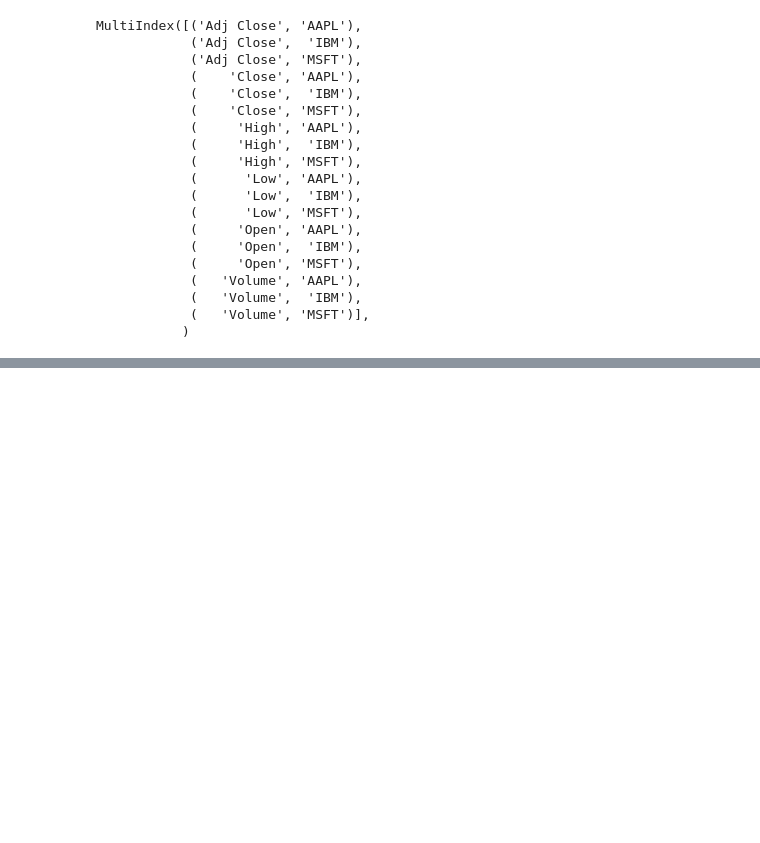
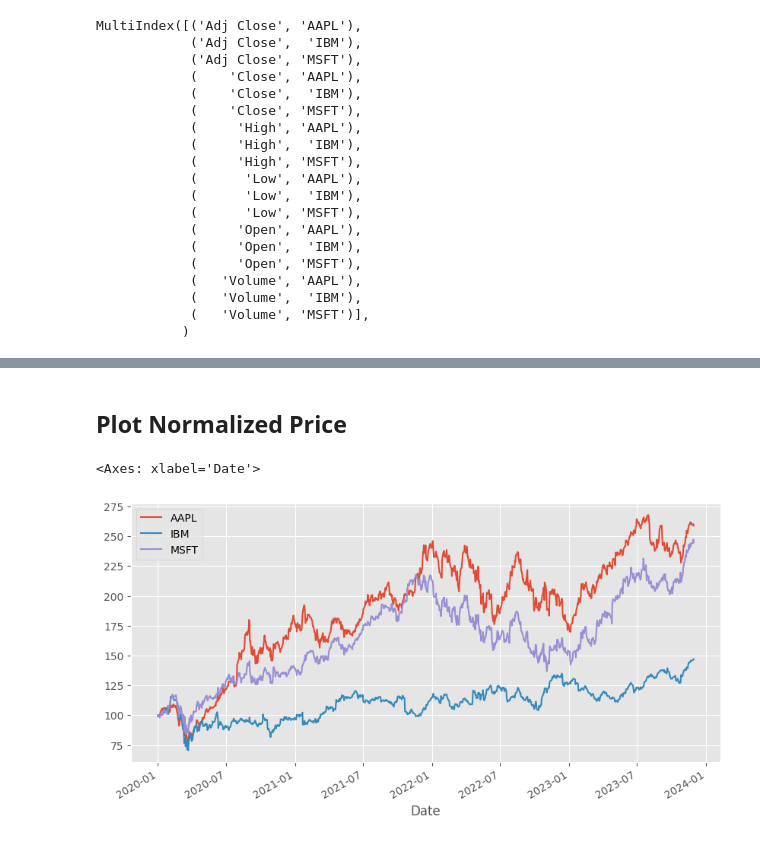
Before and after one commit to akshayyewle/Marketing-Analytics, a Jupyter notebook: 05 Yahoo Finance Tutorial/Python Code - 29 Nov 2023.ipynb, the cells around one changed output, grey strips where cells are left out. Cells and saved outputs as stored; diff of their text form; code cells hidden in the pictures; blank space fills up the shorter version.

```diff
--- a/05 Yahoo Finance Tutorial/Python Code - 29 Nov 2023.ipynb
+++ b/05 Yahoo Finance Tutorial/Python Code - 29 Nov 2023.ipynb
@@ -851,0 +855,3 @@ MyStocks_Tech_Data_CP = MyStocks_Tech_Data.loc[:,'Adj Close']
+# %%
+MyStocks_Tech_Data_CP_Norm = MyStocks_Tech_Data_CP/MyStocks_Tech_Data_CP.iloc[0,:]*100
+MyStocks_Tech_Data_CP_Norm.head()
@@ -851,0 +866,7 @@ MyStocks_Tech_Data_CP = MyStocks_Tech_Data.loc[:,'Adj Close']
+# %% [markdown]
+## **Plot Normalized Price**
+# %%
+MyStocks_Tech_Data_CP_Norm.plot(figsize=(10,5))
+# %% [output]
+<Axes: xlabel='Date'>
+[figure, added]
```
Also changed, not shown: parts of 36 cells of this notebook.
